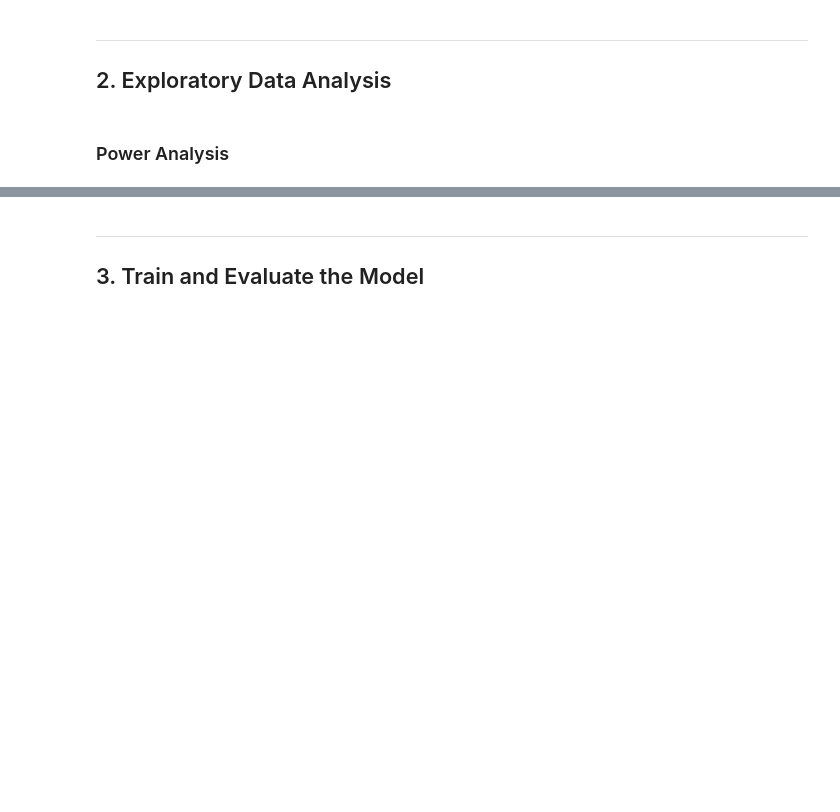
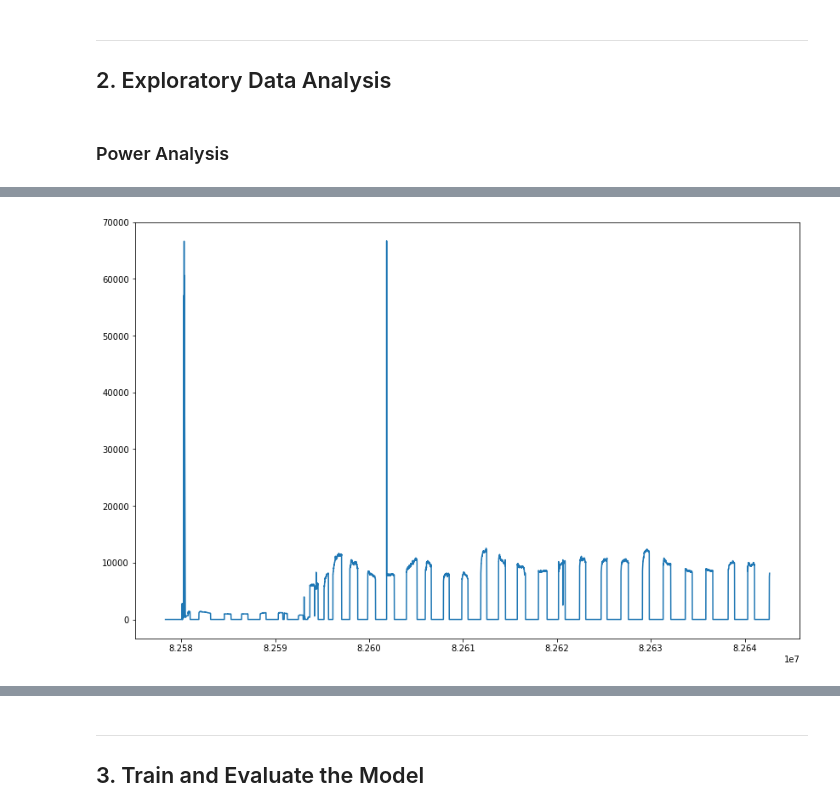
Before and after one commit to jadoonengr/BTS-Analysis, a Jupyter notebook: BTS-Analysis.ipynb, the cells around one changed output, grey strips where cells are left out. Drawn from its saved outputs; the diff is of its cells as text; code cells hidden in the pictures; blank space fills up the shorter version.

```diff
--- a/BTS-Analysis.ipynb
+++ b/BTS-Analysis.ipynb
@@ -137,0 +155,4 @@ plt.plot(temp2.SNo, temp2.Energy);
+# %%
+plt.plot(y.SNo,y.ActPower);
+# %% [output]
+[figure, added]
```
Also changed, not shown: parts of 16 cells of this notebook.
